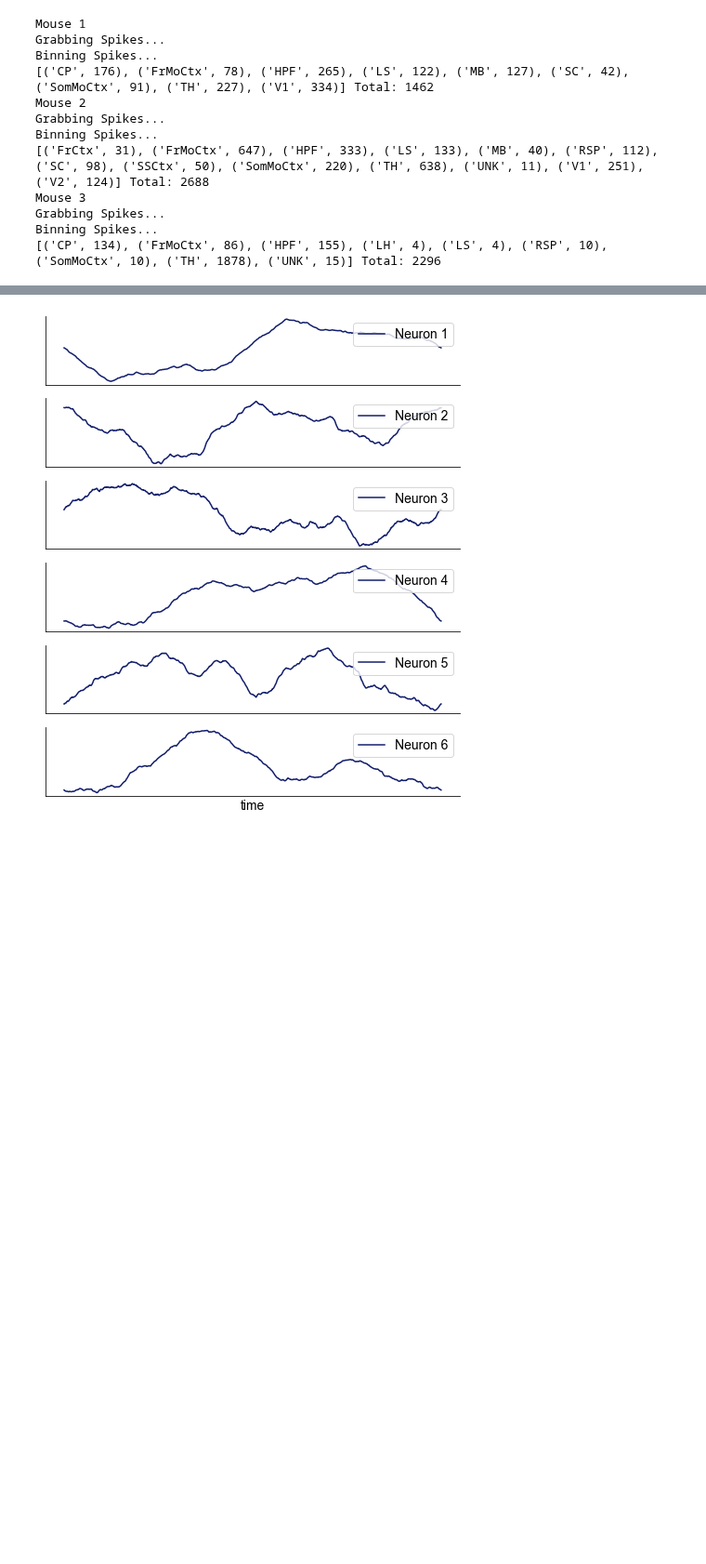
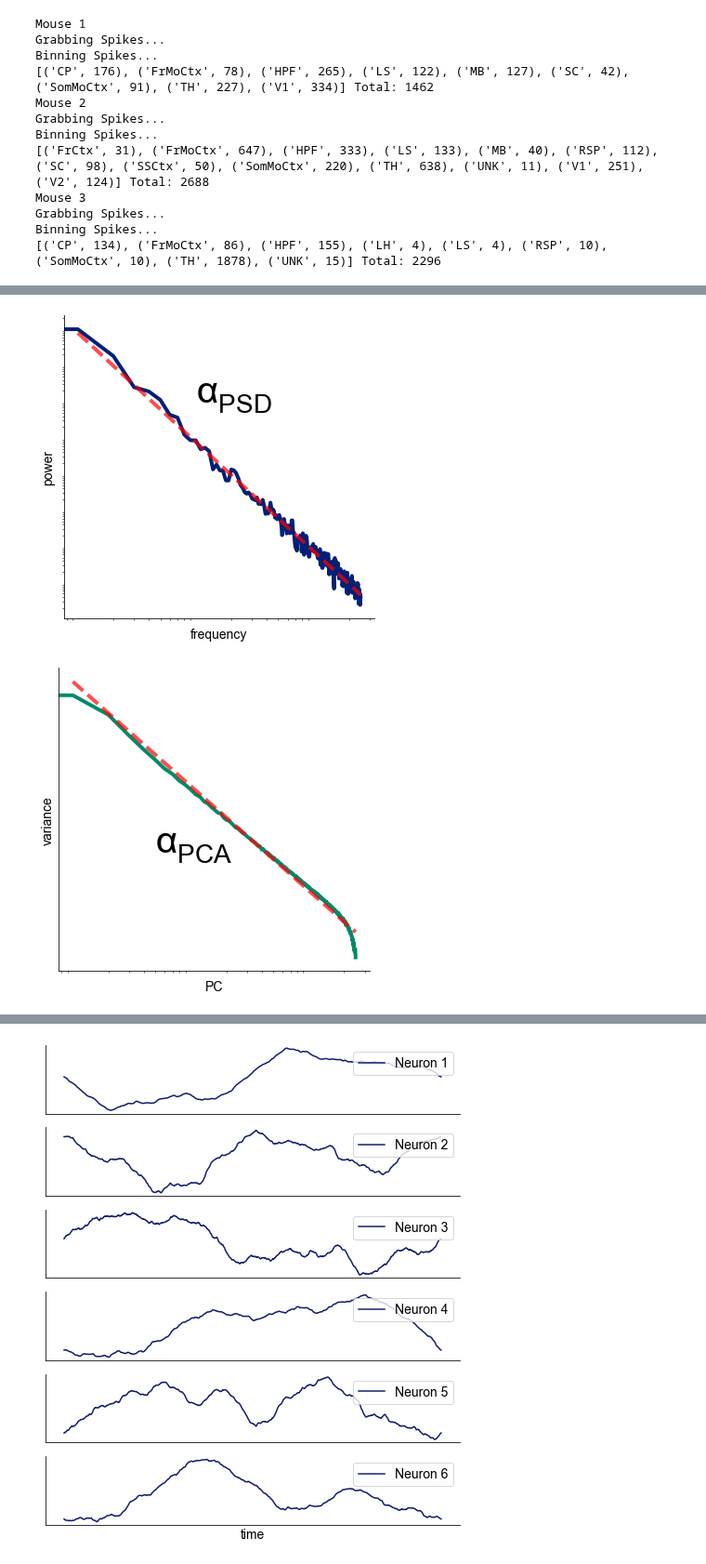
Before and after one commit to voytekresearch/galaxybrain, a Jupyter notebook: notebooks/Diagrams.ipynb, the cells around one changed output, grey strips where cells are left out. Shown at 93% size. Saved outputs shown, nothing was run; the diff lists cells and outputs as text; code cells hidden in the pictures; blank space fills up the shorter version.

```diff
--- a/notebooks/Diagrams.ipynb
+++ b/notebooks/Diagrams.ipynb
@@ -47,0 +58,25 @@ next: make function for fBm to make nice spectra
+# %%
+def dummy_spectrum(exp, dim, clr, xylab, anno_xy):
+    """Plot simulated spectrum and aperiodic fit"""
+    FS = 500
+    model = lambda x, offset: (10**offset)*x**-exp # to plot power law
+    dummy_pop_vec = sim.sim_powerlaw(n_seconds=4, fs=FS, exponent=exp)
+    plt.figure(figsize=([6,6]))
+    ## plot spectrum
+    freqs, psd = compute_spectrum(dummy_pop_vec, FS, nperseg=FS, noverlap=FS/2)
+    plt.loglog(psd.T, lw=4, color=clr)
+
+    ## plot aperiodic fit
+    exp, er, of = ramsey.fooofy(freqs, psd, x_range=None, group=False)
+    plt.loglog(freqs, model(freqs, of),color='red',alpha=0.7,lw=4, ls='--')
+
+    pltlabel(None, *xylab)
+    plt.annotate(r'$\alpha_{%s}$'%dim, anno_xy, fontsize=40)
+    noticks()
+#     plt.savefig(f'../fig/diagram/{dim}_fit.svg', bbox_inches='tight')
+
+dummy_spectrum(-3, 'PSD', '#002078', ['frequency', 'power'], (10, 10e-4))
+dummy_spectrum(-6, 'PCA', '#008a6a', ['PC', 'variance'], (5, 10e-12))
+# %% [output]
+[figure, added]
+[figure, added]
```
Also changed, not shown: parts of 10 cells of this notebook, 4 other files.
